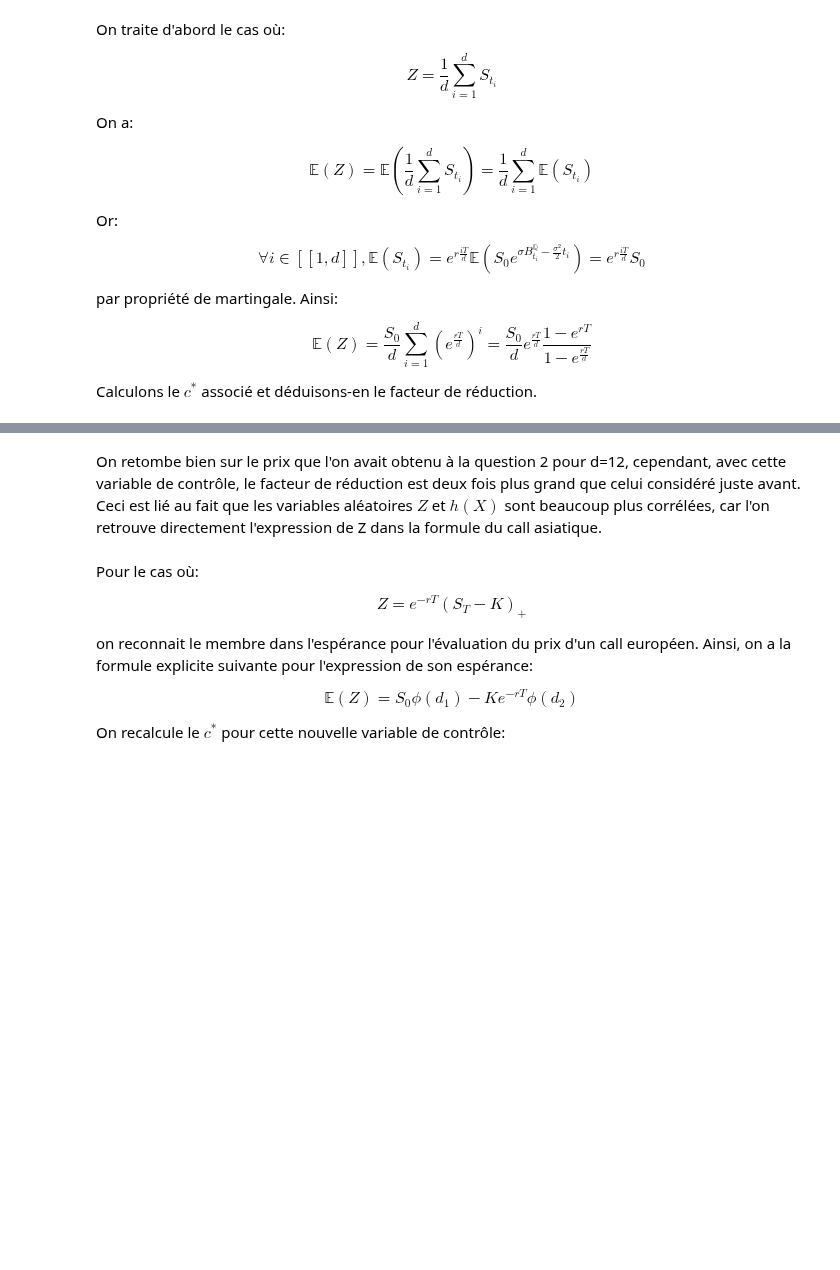
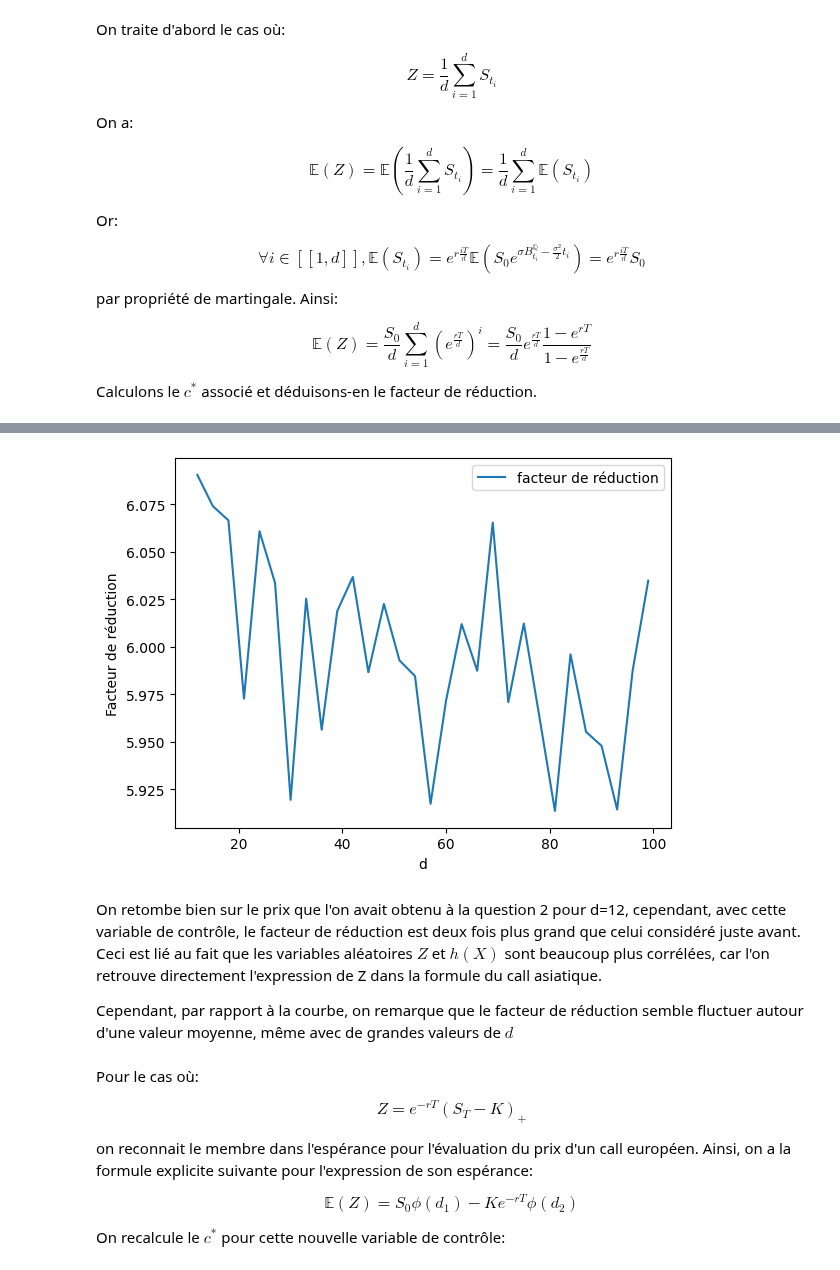
Before and after one commit to kerrianlc/stochastic-proc-fin, a Jupyter notebook: MSF-QII-LC-M.ipynb, the cells around one changed output, grey strips where cells are left out. Cells and saved outputs as stored; diff of their text form; code cells hidden in the pictures; blank space fills up the shorter version.

```diff
--- a/MSF-QII-LC-M.ipynb
+++ b/MSF-QII-LC-M.ipynb
@@ -316,5 +316,24 @@ Reduction factor is: 6.1240480904838535 for d=12
+# %%
+d_range = [i for i in range(12, 100, 3)]
+fact_red_list = []
+for n in d_range:
+    sim_x = monte_carlo_discrete_path(N, n, T, S0, r, sigma)
+    h_vect = np.exp(-r * T) * np.maximum(sim_x[:, 1:].mean(axis=1) - K, 0)
+    c_star_z2, h_vect, z2_vect = c_opti_z2(sim_x, r, T, K)
+    fact_red = 1 / (1 - np.corrcoef(h_vect, z2_vect)[0, 1] ** 2)
+    fact_red_list.append(fact_red)
+
+plt.plot(d_range, fact_red_list, label="facteur de réduction")
+plt.xlabel("d")
+plt.ylabel("Facteur de réduction")
+plt.legend()
+plt.show()
+# %% [output]
+[figure, added]
 # %% [markdown]
 On retombe bien sur le prix que l'on avait obtenu à la question 2 pour d=12, cependant, avec cette variable de contrôle, le facteur de réduction est deux fois plus grand que celui considéré juste avant. Ceci est lié au fait que les variables aléatoires $Z$ et $h(X)$ sont beaucoup plus corrélées, car l'on retrouve directement l'expression de Z dans la formule du call asiatique.
+
+Cependant, par rapport à la courbe, on remarque que le facteur de réduction semble fluctuer autour d'une valeur moyenne, même avec de grandes valeurs de $d$
 # %% [markdown]
 Pour le cas où:
 
```
Also changed, not shown: parts of 4 cells of this notebook.
